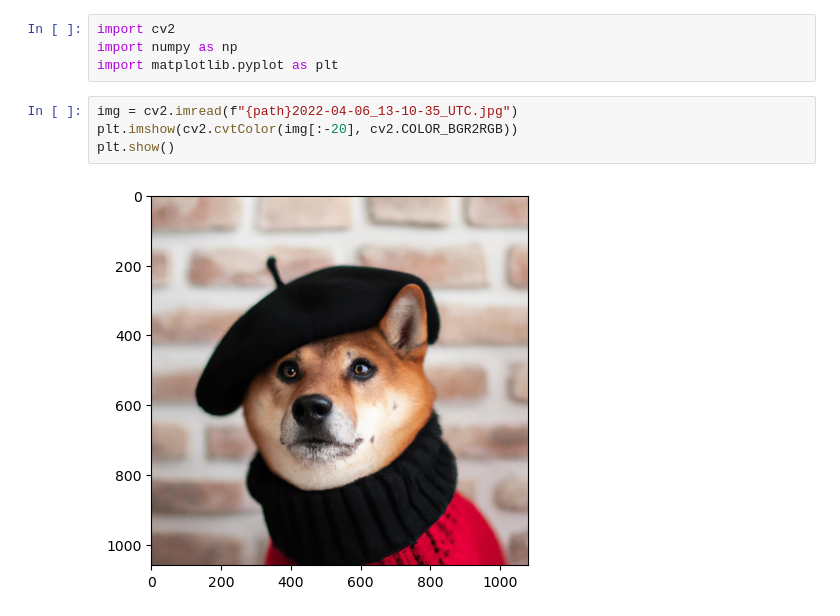
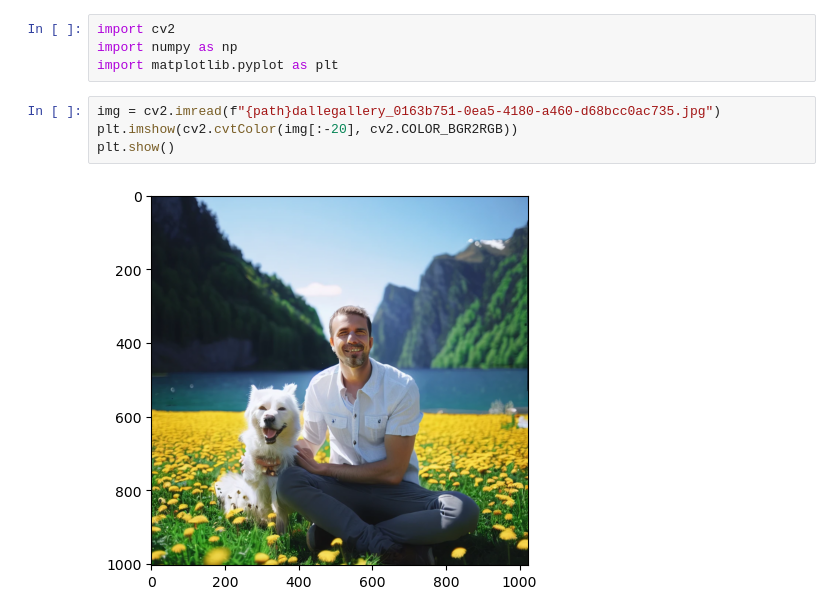
Before and after one commit to Kim-Sha/ai-image-detection, a Jupyter notebook: src/crop_dalle.ipynb, the cells around one changed output. Drawn from its saved outputs; the diff is of its cells as text.

Commit message:
add dalle scraping notebook and fresh model runs with random seeds (#4)
Co-authored-by: Kim Sha <kimsha@KSHA-MacBook-Pro.local>

```diff
--- a/src/crop_dalle.ipynb
+++ b/src/crop_dalle.ipynb
@@ -47,11 +47,11 @@ import cv2
 import numpy as np
 import matplotlib.pyplot as plt
 # %%
-img = cv2.imread(f"{path}2022-04-06_13-10-35_UTC.jpg")
+img = cv2.imread(f"{path}dallegallery_0163b751-0ea5-4180-a460-d68bcc0ac735.jpg")
 plt.imshow(cv2.cvtColor(img[:-20], cv2.COLOR_BGR2RGB))
 plt.show()
 # %% [output]
-[figure, old version]
+[figure, new version]
 # %%
 path
 # %% [output]
```
Also changed, not shown: parts of 4 cells of this notebook, 6 other files.
